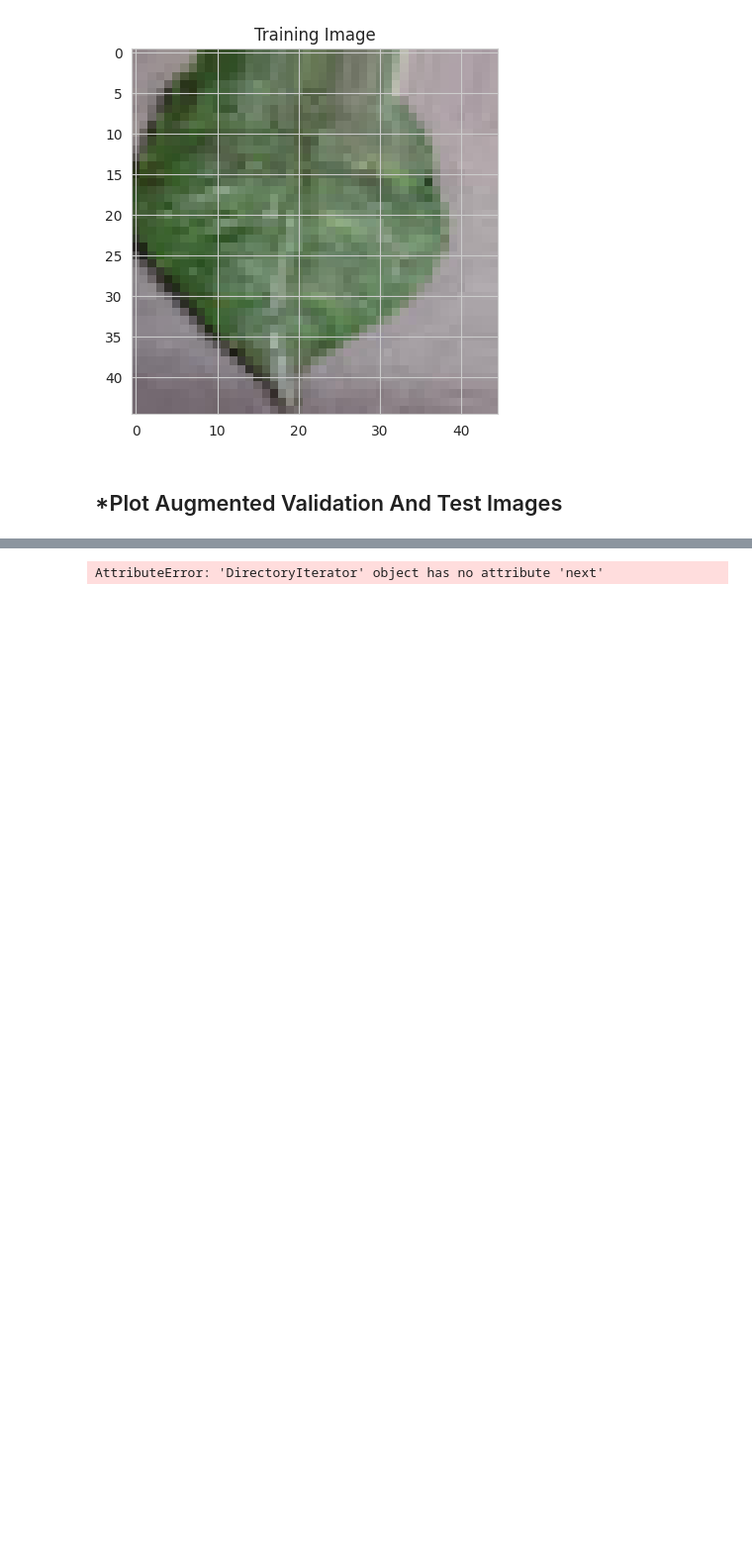
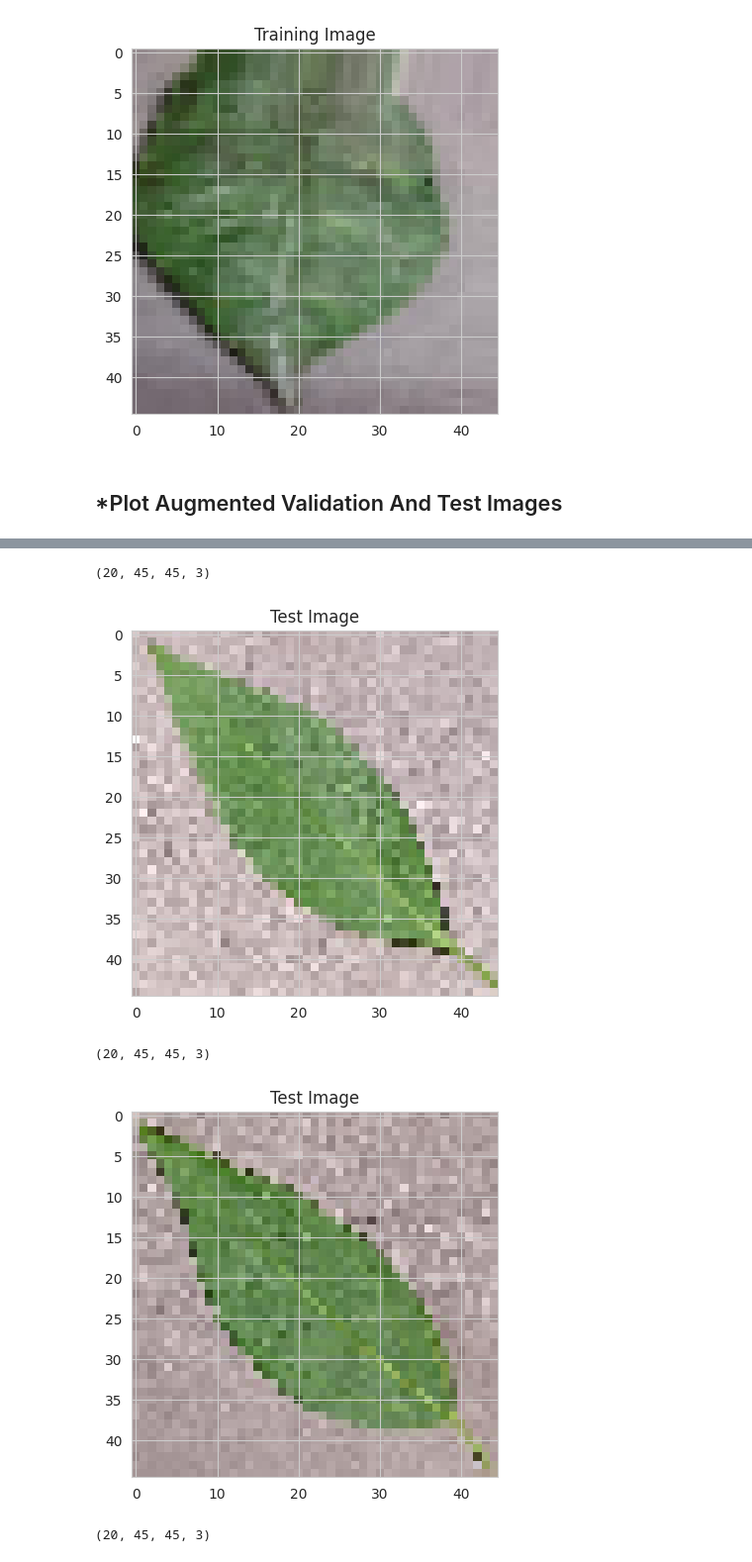
Before and after one commit to Seafzz/cherry, a Jupyter notebook: jupyter_notebooks/modelevaluation.ipynb, the cells around one changed output, grey strips where cells are left out. Shown at 99% size. Saved outputs shown, nothing was run; the diff lists cells and outputs as text; code cells hidden in the pictures; blank space fills up the shorter version.

Commit message:
fix: atribute error

```diff
--- a/jupyter_notebooks/modelevaluation.ipynb
+++ b/jupyter_notebooks/modelevaluation.ipynb
@@ -232,10 +237,14 @@ AttributeError: 'DirectoryIterator' object has no attribute 'next'
 # %%
 # Plotting augmented test images
 for _ in range(3):
-    img, label = test_set.next()
+    img, label = next(test_set)
     print(img.shape)   # (1, 256, 256, 3)
     plt.imshow(img[0])
     plt.title("Test Image")
     plt.show()
 # %% [output]
-AttributeError: 'DirectoryIterator' object has no attribute 'next'
+(20, 45, 45, 3)
+[figure, added]
+(20, 45, 45, 3)
+[figure, added]
+(20, 45, 45, 3)
```
Also changed, not shown: parts of 2 cells of this notebook.
